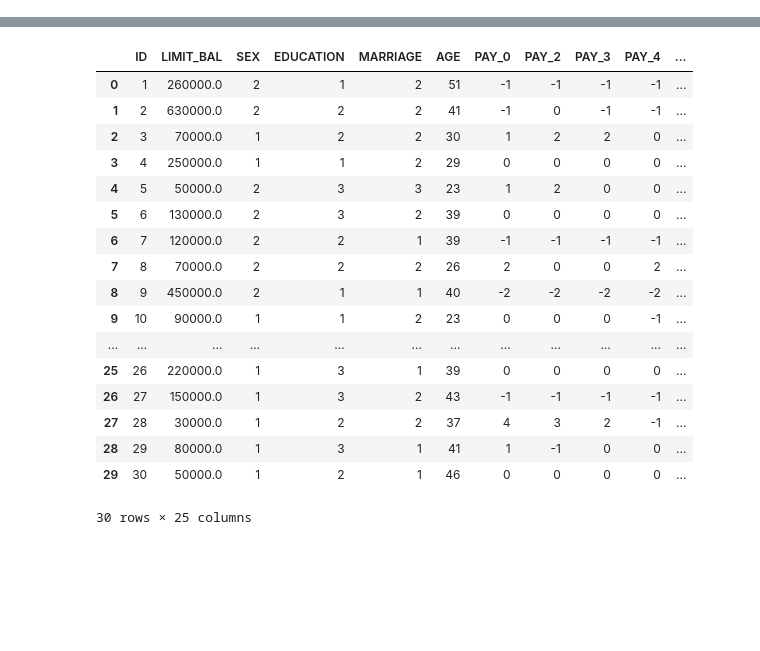
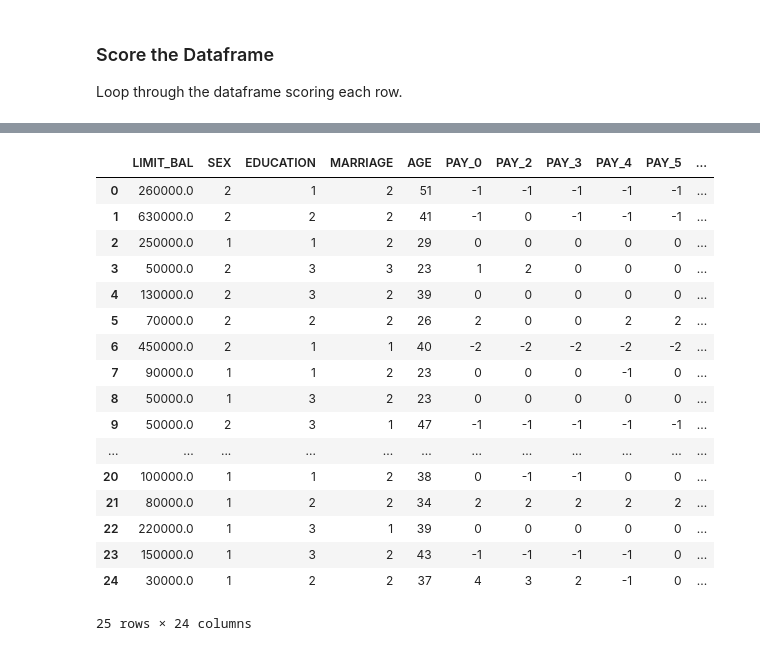
Before and after one commit to riedwaanb/DefaultPayments, a Jupyter notebook: 2_test_model_webservice.ipynb, the cells around one changed output, grey strips where cells are left out. Cells and saved outputs as stored; diff of their text form; code cells hidden in the pictures; blank space fills up the shorter version.

```diff
--- a/PaymentsDefault.ipynb
+++ b/2_test_model_webservice.ipynb
@@ -27,0 +12,18 @@ df.head(5)
+# %%
+from azureml.core.authentication import AzureCliAuthentication
+from azureml.core.workspace import Workspace
+import pandas as pd
+
+cli_auth = AzureCliAuthentication()
+ws = Workspace.from_config(auth=cli_auth)
+ws.get_details()
+
+output = {}
+output['SDK version'] = azureml.core.VERSION
+output['Subscription ID'] = ws.subscription_id
+output['Workspace'] = ws.name
+output['Resource Group'] = ws.resource_group
+output['Location'] = ws.location
+pd.set_option('display.max_colwidth', -1)
+outputDf = pd.DataFrame(data = output, index = [''])
+outputDf.T
@@ -27,0 +77,17 @@ df.head(5)
+# %%
+from azureml.core import Dataset
+from azureml.data.datapath import DataPath
+
+scoring_input_path='ml_scoring_input'
+
+datastore_path = [
+   DataPath(blob_datastore, scoring_input_path + '/*.csv')
+]
+dataset = Dataset.Tabular.from_delimited_files(path=datastore_path)
+
+# drop the ID column
+dataset = dataset.drop_columns(columns=["default_payment"])
+
+# preview the first 3 rows of the dataset
+df = dataset.to_pandas_dataframe()
+df.head(3)
@@ -28,9 +100,12 @@ df.head(5)
+# %% [markdown]
+### Score the Dataframe
+Loop through the dataframe scoring each row.
 # %%
 import requests
 import json
 
 # URL for the web service
-scoring_uri = 'http://3e82c5b0-cd25-4f8f-9a0d-23ff21048136.westeurope.azurecontainer.io/score'
+scoring_uri = 'http://90b206db-2868-4ddc-92ba-234b648c8031.westeurope.azurecontainer.io/score'
 
 # If the service is authenticated, set the key or token
 key = '<your key or token>'
@@ -43,13 +118,15 @@ def predict(x):
     input_data = x.to_json()
     input_data = f'{{"data" : [ {input_data}]}}'
     resp = json.loads(requests.post(scoring_uri, input_data, headers=headers).json())
-    print(f"HTTP Response: {resp}") # Include this is if you want to print out progress
+    print(f"{resp} | ", end='') # Include this is if you want to print out progress
     # The POST retuns an array, just return first item with [0]
     score = resp.get("result")[0]
     return score
 
 # To test a subnet-  df[1:5].apply(predict, axis=1)
 scores = df.apply(predict, axis=1)
+
+# Add the scores to the dataframe
 df['score'] = scores
 df
 # %% [output]
@@ -73,18 +134,18 @@ HTTP Response: {'result': [0]}
-|  | ID | LIMIT_BAL | SEX | EDUCATION | MARRIAGE | AGE | PAY_0 | PAY_2 | PAY_3 | PAY_4 | ... |
-| 0 | 1 | 260000.0 | 2 | 1 | 2 | 51 | -1 | -1 | -1 | -1 | ... |
-| 1 | 2 | 630000.0 | 2 | 2 | 2 | 41 | -1 | 0 | -1 | -1 | ... |
-| 2 | 3 | 70000.0 | 1 | 2 | 2 | 30 | 1 | 2 | 2 | 0 | ... |
-| 3 | 4 | 250000.0 | 1 | 1 | 2 | 29 | 0 | 0 | 0 | 0 | ... |
-| 4 | 5 | 50000.0 | 2 | 3 | 3 | 23 | 1 | 2 | 0 | 0 | ... |
-| 5 | 6 | 130000.0 | 2 | 3 | 2 | 39 | 0 | 0 | 0 | 0 | ... |
-| 6 | 7 | 120000.0 | 2 | 2 | 1 | 39 | -1 | -1 | -1 | -1 | ... |
-| 7 | 8 | 70000.0 | 2 | 2 | 2 | 26 | 2 | 0 | 0 | 2 | ... |
-| 8 | 9 | 450000.0 | 2 | 1 | 1 | 40 | -2 | -2 | -2 | -2 | ... |
-| 9 | 10 | 90000.0 | 1 | 1 | 2 | 23 | 0 | 0 | 0 | -1 | ... |
+|  | LIMIT_BAL | SEX | EDUCATION | MARRIAGE | AGE | PAY_0 | PAY_2 | PAY_3 | PAY_4 | PAY_5 | ... |
+| 0 | 260000.0 | 2 | 1 | 2 | 51 | -1 | -1 | -1 | -1 | -1 | ... |
+| 1 | 630000.0 | 2 | 2 | 2 | 41 | -1 | 0 | -1 | -1 | -1 | ... |
+| 2 | 250000.0 | 1 | 1 | 2 | 29 | 0 | 0 | 0 | 0 | 0 | ... |
+| 3 | 50000.0 | 2 | 3 | 3 | 23 | 1 | 2 | 0 | 0 | 0 | ... |
+| 4 | 130000.0 | 2 | 3 | 2 | 39 | 0 | 0 | 0 | 0 | 0 | ... |
+| 5 | 70000.0 | 2 | 2 | 2 | 26 | 2 | 0 | 0 | 2 | 2 | ... |
+| 6 | 450000.0 | 2 | 1 | 1 | 40 | -2 | -2 | -2 | -2 | -2 | ... |
+| 7 | 90000.0 | 1 | 1 | 2 | 23 | 0 | 0 | 0 | -1 | 0 | ... |
+| 8 | 50000.0 | 1 | 3 | 2 | 23 | 0 | 0 | 0 | 0 | 0 | ... |
+| 9 | 50000.0 | 2 | 3 | 1 | 47 | -1 | -1 | -1 | -1 | -1 | ... |
 | ... | ... | ... | ... | ... | ... | ... | ... | ... | ... | ... | ... |
-| 25 | 26 | 220000.0 | 1 | 3 | 1 | 39 | 0 | 0 | 0 | 0 | ... |
-| 26 | 27 | 150000.0 | 1 | 3 | 2 | 43 | -1 | -1 | -1 | -1 | ... |
-| 27 | 28 | 30000.0 | 1 | 2 | 2 | 37 | 4 | 3 | 2 | -1 | ... |
-| 28 | 29 | 80000.0 | 1 | 3 | 1 | 41 | 1 | -1 | 0 | 0 | ... |
-| 29 | 30 | 50000.0 | 1 | 2 | 1 | 46 | 0 | 0 | 0 | 0 | ... |
+| 20 | 100000.0 | 1 | 1 | 2 | 38 | 0 | -1 | -1 | 0 | 0 | ... |
+| 21 | 80000.0 | 1 | 2 | 2 | 34 | 2 | 2 | 2 | 2 | 2 | ... |
+| 22 | 220000.0 | 1 | 3 | 1 | 39 | 0 | 0 | 0 | 0 | 0 | ... |
+| 23 | 150000.0 | 1 | 3 | 2 | 43 | -1 | -1 | -1 | -1 | 0 | ... |
+| 24 | 30000.0 | 1 | 2 | 2 | 37 | 4 | 3 | 2 | -1 | 0 | ... |
-30 rows × 25 columns
+25 rows × 24 columns
```
Also changed, not shown: parts of 14 cells of this notebook, 8 other files.
